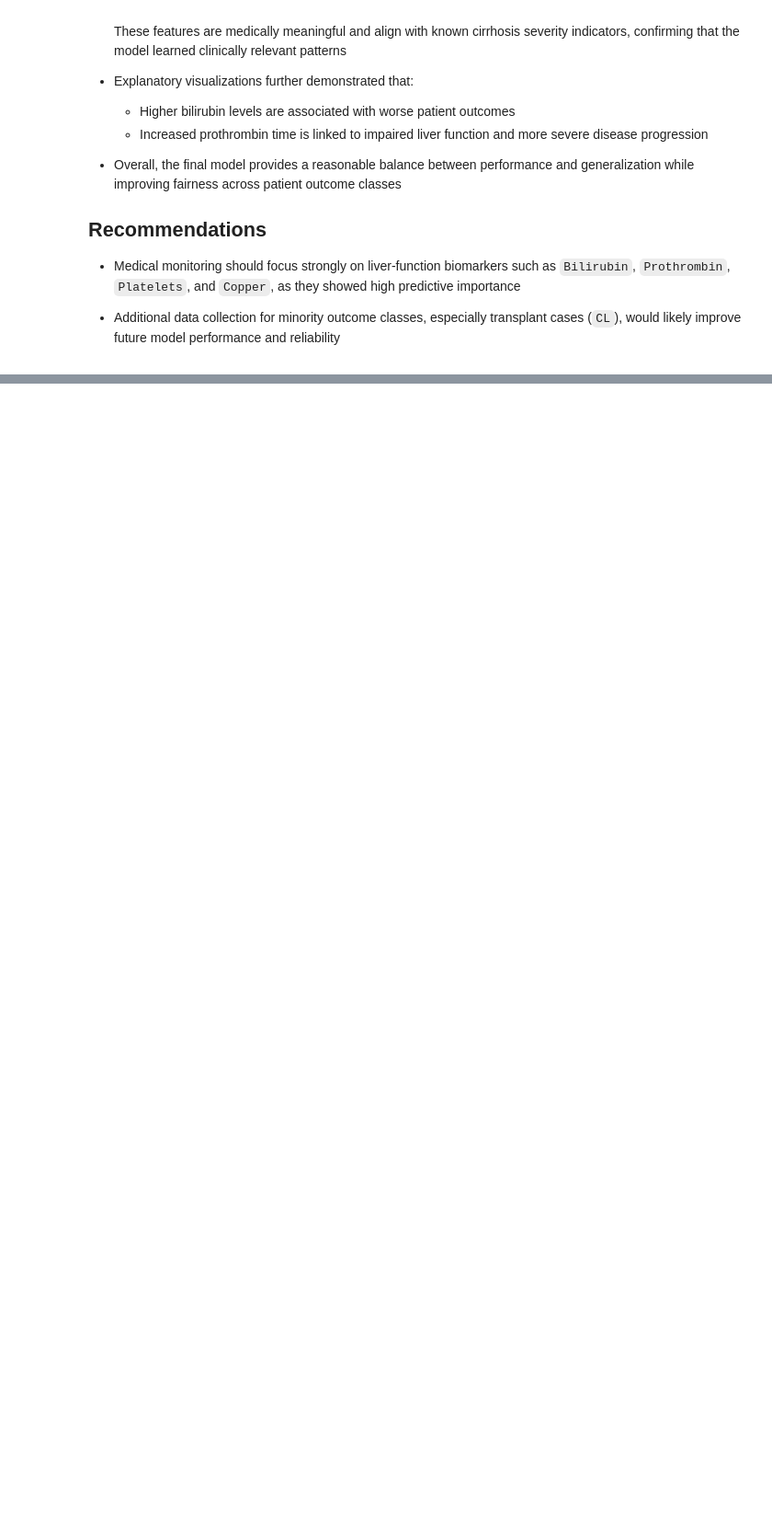
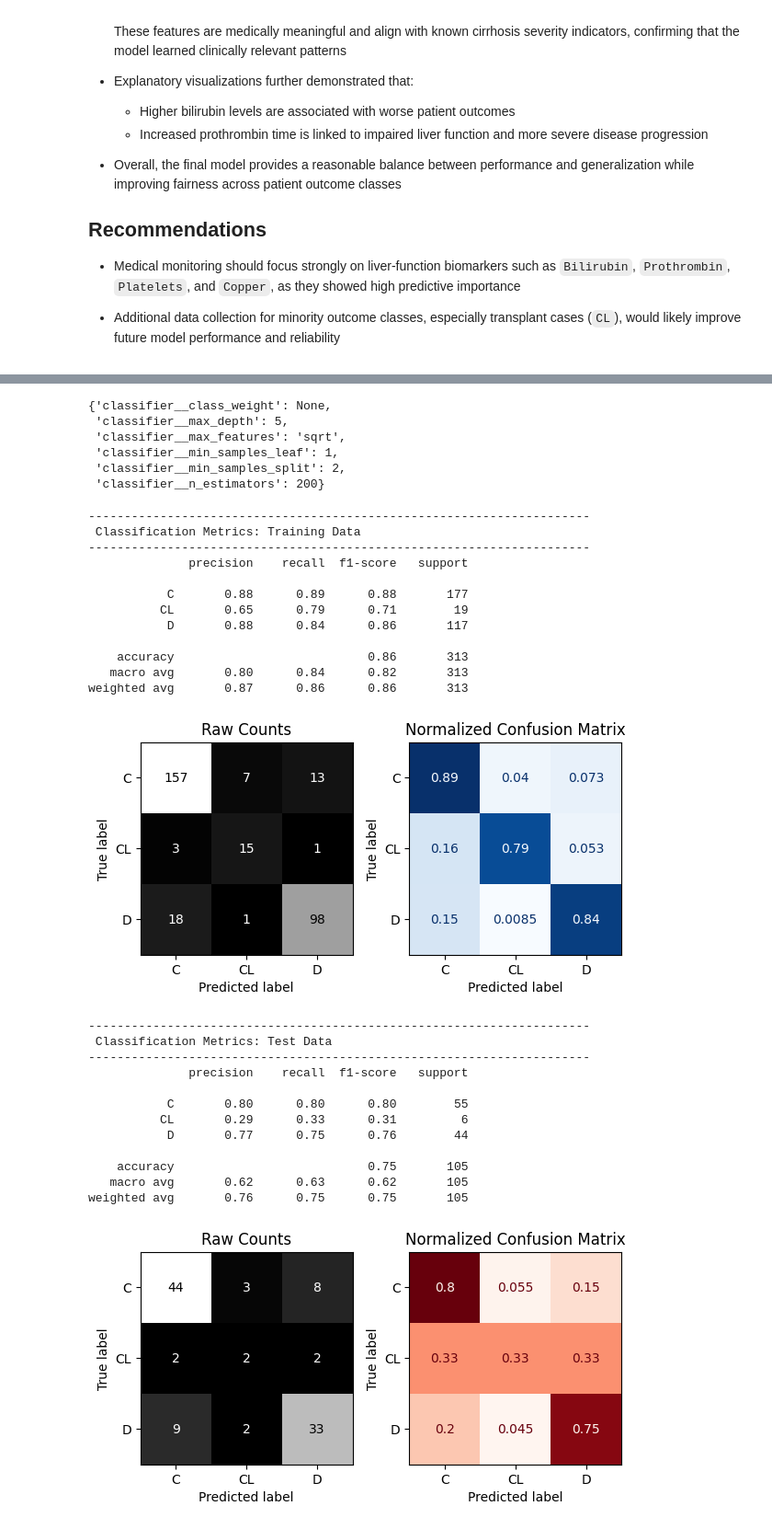
Before and after one commit to Maryam-Skaik/cirrhosis-outcome-prediction, a Jupyter notebook: notebook/cirrhosis-prediction-classification-project.ipynb, the cells around one changed output, grey strips where cells are left out. Shown at 92% size. Saved outputs shown, nothing was run; the diff lists cells and outputs as text; code cells hidden in the pictures; blank space fills up the shorter version.

```diff
--- a/notebook/cirrhosis-prediction-classification-project.ipynb
+++ b/notebook/cirrhosis-prediction-classification-project.ipynb
@@ -1023,0 +1186,26 @@ plt.show()
+# %%
+from imblearn.pipeline import Pipeline
+pipeline = Pipeline([
+    ('smote', SMOTE(random_state=42)),
+    ('classifier', RandomForestClassifier(random_state=42))
+])
+# %%
+param_grid = {
+    'classifier__n_estimators': [100, 200, 400],
+    'classifier__max_depth': [None, 5, 10, 20],
+    'classifier__min_samples_split': [2, 5, 10],
+    'classifier__min_samples_leaf': [1, 2, 4],
+    'classifier__max_features': ['sqrt', 'log2'],
+    'classifier__class_weight': [None, 'balanced']
+}
+# %%
+grid = GridSearchCV(
+    estimator=pipeline,
+    param_grid=param_grid,
+    scoring='f1_macro',
+    cv=3,
+    n_jobs=-1,
+    verbose=2
+)
+
+grid.fit(X_train_final, y_train)
@@ -1023,0 +1226,39 @@ plt.show()
+# %%
+grid.best_params_
+# %% [output]
+{'classifier__class_weight': None,
+ 'classifier__max_depth': 5,
+ 'classifier__max_features': 'sqrt',
+ 'classifier__min_samples_leaf': 1,
+ 'classifier__min_samples_split': 2,
+ 'classifier__n_estimators': 200}
+# %%
+best_model = grid.best_estimator_
+evaluate_classification(best_model, X_train_final, y_train, X_test_final, y_test)
+# %% [output]
+----------------------------------------------------------------------
+ Classification Metrics: Training Data
+----------------------------------------------------------------------
+              precision    recall  f1-score   support
+
+           C       0.88      0.89      0.88       177
+          CL       0.65      0.79      0.71        19
+           D       0.88      0.84      0.86       117
+
+    accuracy                           0.86       313
+   macro avg       0.80      0.84      0.82       313
+weighted avg       0.87      0.86      0.86       313
+[figure, added]
+----------------------------------------------------------------------
+ Classification Metrics: Test Data
+----------------------------------------------------------------------
+              precision    recall  f1-score   support
+
+           C       0.80      0.80      0.80        55
+          CL       0.29      0.33      0.31         6
+           D       0.77      0.75      0.76        44
+
+    accuracy                           0.75       105
+   macro avg       0.62      0.63      0.62       105
+weighted avg       0.76      0.75      0.75       105
+[figure, added]
```
Also changed, not shown: parts of 42 cells of this notebook.
